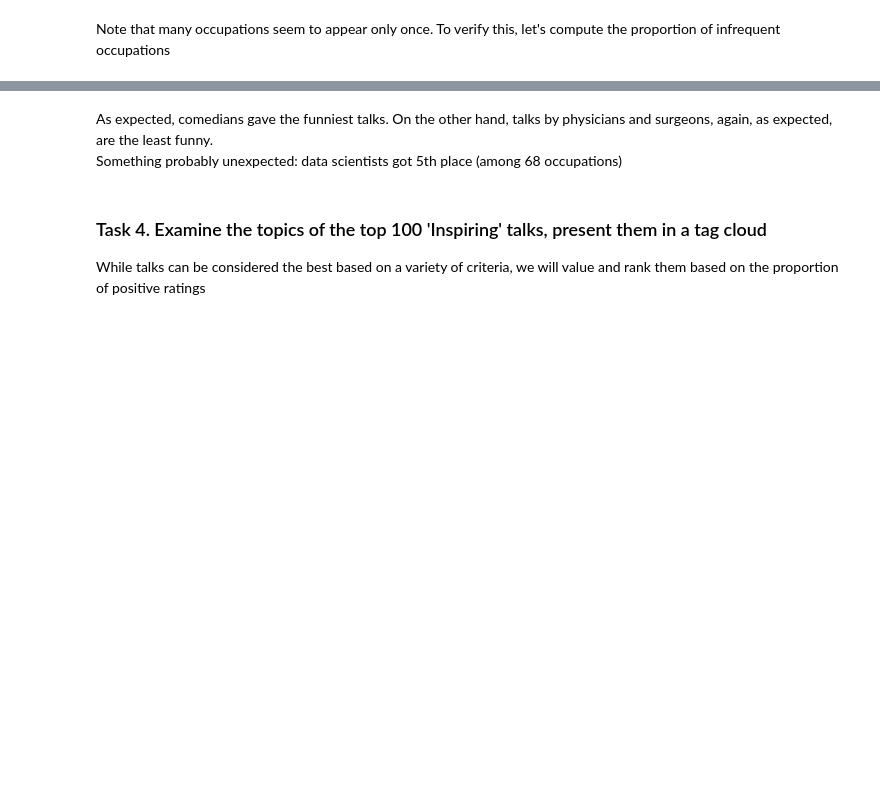
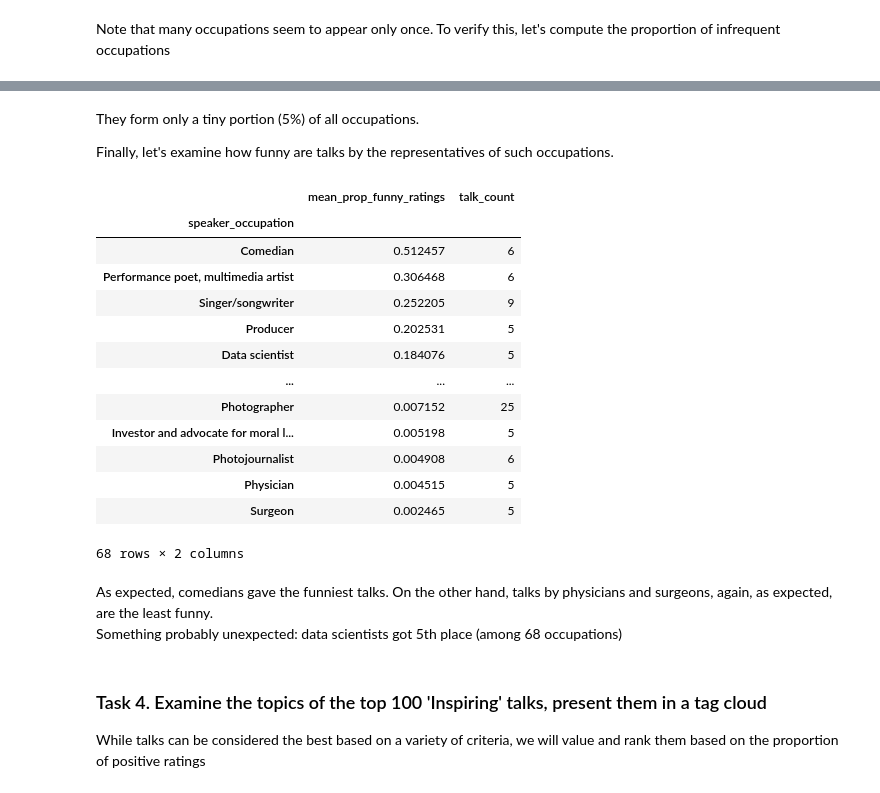
Before and after one commit to programiranje3/pandas2020, a Jupyter notebook: TED_Talks_Pandas_P3_tutorial.ipynb, the cells around one changed output, grey strips where cells are left out. Saved outputs shown, nothing was run; the diff lists cells and outputs as text; code cells hidden in the pictures; blank space fills up the shorter version.

```diff
--- a/TED_Talks_Pandas_P3_tutorial.ipynb
+++ b/TED_Talks_Pandas_P3_tutorial.ipynb
@@ -1014,3 +991,24 @@ talks_selection.groupby('speaker_occupation').agg(['mean','count'])['funny_ratin
+# %% [markdown]
+They form only a tiny portion (5%) of all occupations.
+
+Finally, let's examine how funny are talks by the representatives of such occupations.
+# %%
+freq_occupation_funny_ratings.sort_values(by="mean_prop_funny_ratings", ascending=False)
+# %% [output]
+|  | mean_prop_funny_ratings | talk_count |
+| speaker_occupation |  |  |
+| Comedian | 0.512457 | 6 |
+| Performance poet, multimedia artist | 0.306468 | 6 |
+| Singer/songwriter | 0.252205 | 9 |
+| Producer | 0.202531 | 5 |
+| Data scientist | 0.184076 | 5 |
+| ... | ... | ... |
+| Photographer | 0.007152 | 25 |
+| Investor and advocate for moral l... | 0.005198 | 5 |
+| Photojournalist | 0.004908 | 6 |
+| Physician | 0.004515 | 5 |
+| Surgeon | 0.002465 | 5 |
+68 rows × 2 columns
 # %% [markdown]
 As expected, comedians gave the funniest talks. On the other hand, talks by physicians and surgeons, again, as expected, are the least funny. <br>
 Something probably unexpected: data scientists got 5th place (among 68 occupations)
```
Also changed, not shown: parts of 42 cells of this notebook, 1 other file.
